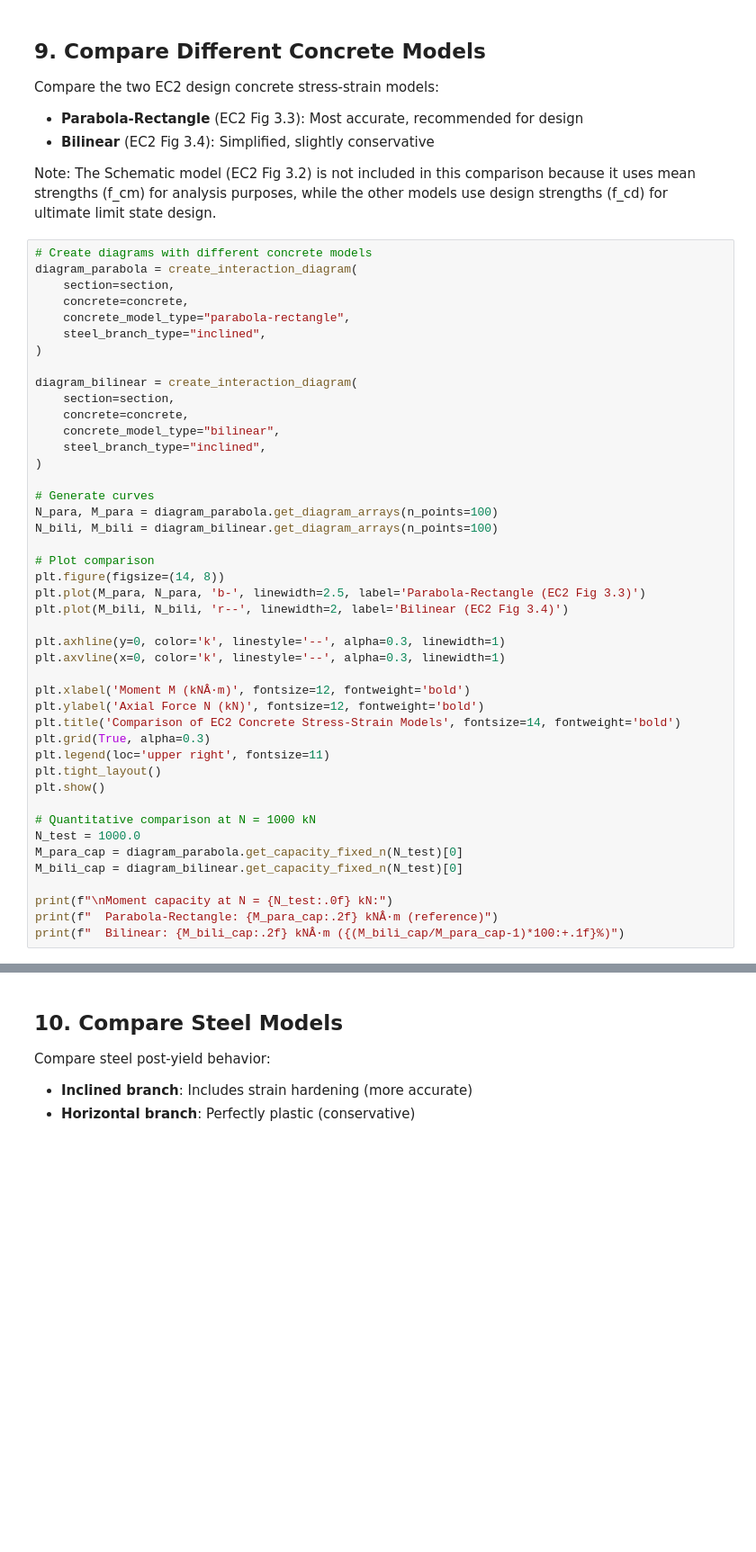
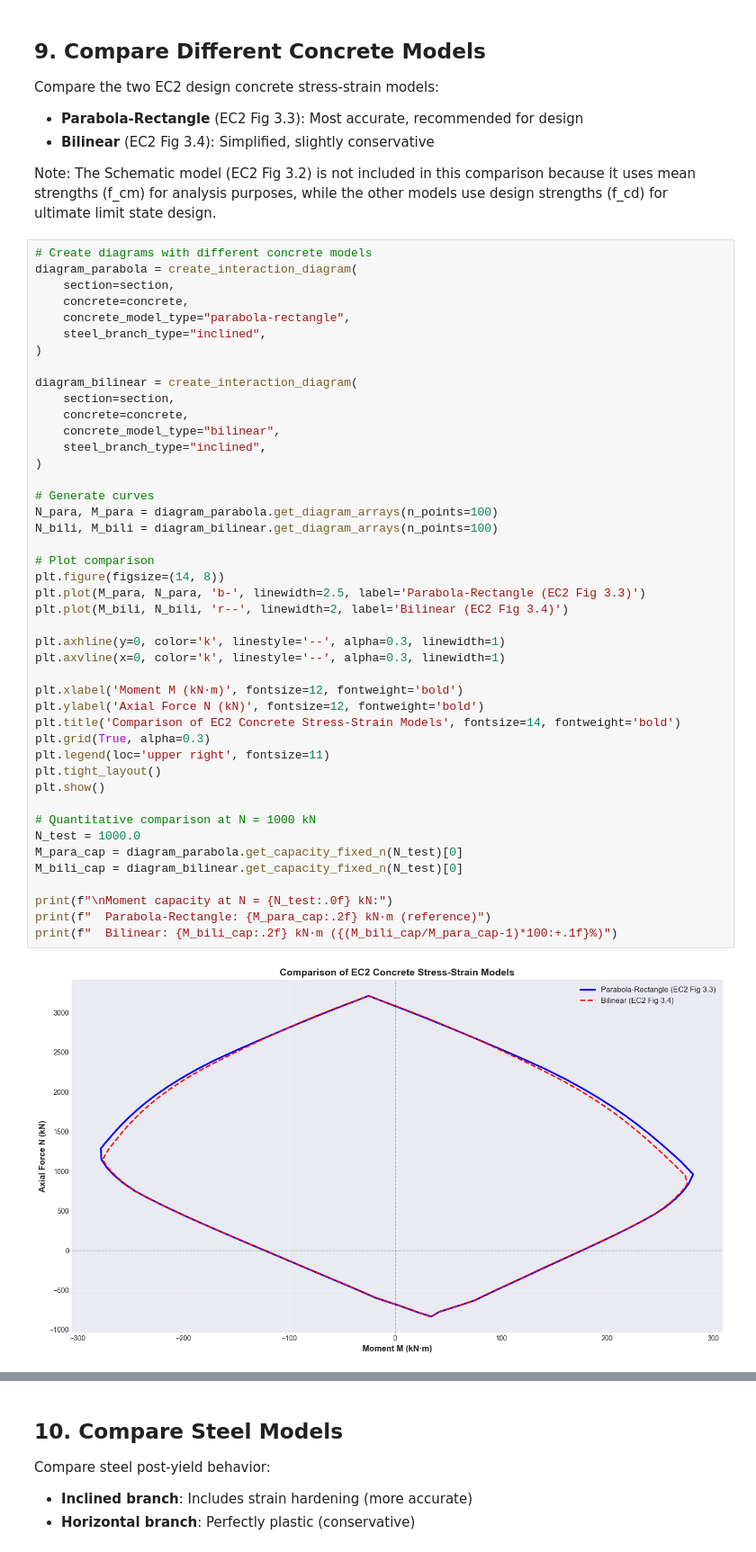
Before and after one commit to jsb2505/section_design_checks, a Jupyter notebook: examples/m_n_interaction_diagram_tutorial.ipynb, the cells around one changed output, grey strips where cells are left out. Shown at 90% size. Saved outputs shown, nothing was run; the diff lists cells and outputs as text; blank space fills up the shorter version.

```diff
--- a/examples/m_n_interaction_diagram_tutorial.ipynb
+++ b/examples/m_n_interaction_diagram_tutorial.ipynb
@@ -578,33 +508,35 @@ diagram_bilinear = create_interaction_diagram(
     concrete=concrete,
     concrete_model_type="bilinear",
     steel_branch_type="inclined",
 )
 
 # Generate curves
 N_para, M_para = diagram_parabola.get_diagram_arrays(n_points=100)
 N_bili, M_bili = diagram_bilinear.get_diagram_arrays(n_points=100)
 
 # Plot comparison
 plt.figure(figsize=(14, 8))
 plt.plot(M_para, N_para, 'b-', linewidth=2.5, label='Parabola-Rectangle (EC2 Fig 3.3)')
 plt.plot(M_bili, N_bili, 'r--', linewidth=2, label='Bilinear (EC2 Fig 3.4)')
 
 plt.axhline(y=0, color='k', linestyle='--', alpha=0.3, linewidth=1)
 plt.axvline(x=0, color='k', linestyle='--', alpha=0.3, linewidth=1)
 
-plt.xlabel('Moment M (kNÂ·m)', fontsize=12, fontweight='bold')
+plt.xlabel('Moment M (kN·m)', fontsize=12, fontweight='bold')
 plt.ylabel('Axial Force N (kN)', fontsize=12, fontweight='bold')
 plt.title('Comparison of EC2 Concrete Stress-Strain Models', fontsize=14, fontweight='bold')
 plt.grid(True, alpha=0.3)
 plt.legend(loc='upper right', fontsize=11)
 plt.tight_layout()
 plt.show()
 
 # Quantitative comparison at N = 1000 kN
 N_test = 1000.0
 M_para_cap = diagram_parabola.get_capacity_fixed_n(N_test)[0]
 M_bili_cap = diagram_bilinear.get_capacity_fixed_n(N_test)[0]
 
 print(f"\nMoment capacity at N = {N_test:.0f} kN:")
-print(f"  Parabola-Rectangle: {M_para_cap:.2f} kNÂ·m (reference)")
-print(f"  Bilinear: {M_bili_cap:.2f} kNÂ·m ({(M_bili_cap/M_para_cap-1)*100:+.1f}%)")
+print(f"  Parabola-Rectangle: {M_para_cap:.2f} kN·m (reference)")
+print(f"  Bilinear: {M_bili_cap:.2f} kN·m ({(M_bili_cap/M_para_cap-1)*100:+.1f}%)")
+# %% [output]
+[figure, added]
```
Also changed, not shown: parts of 17 cells of this notebook, 10 other files.
